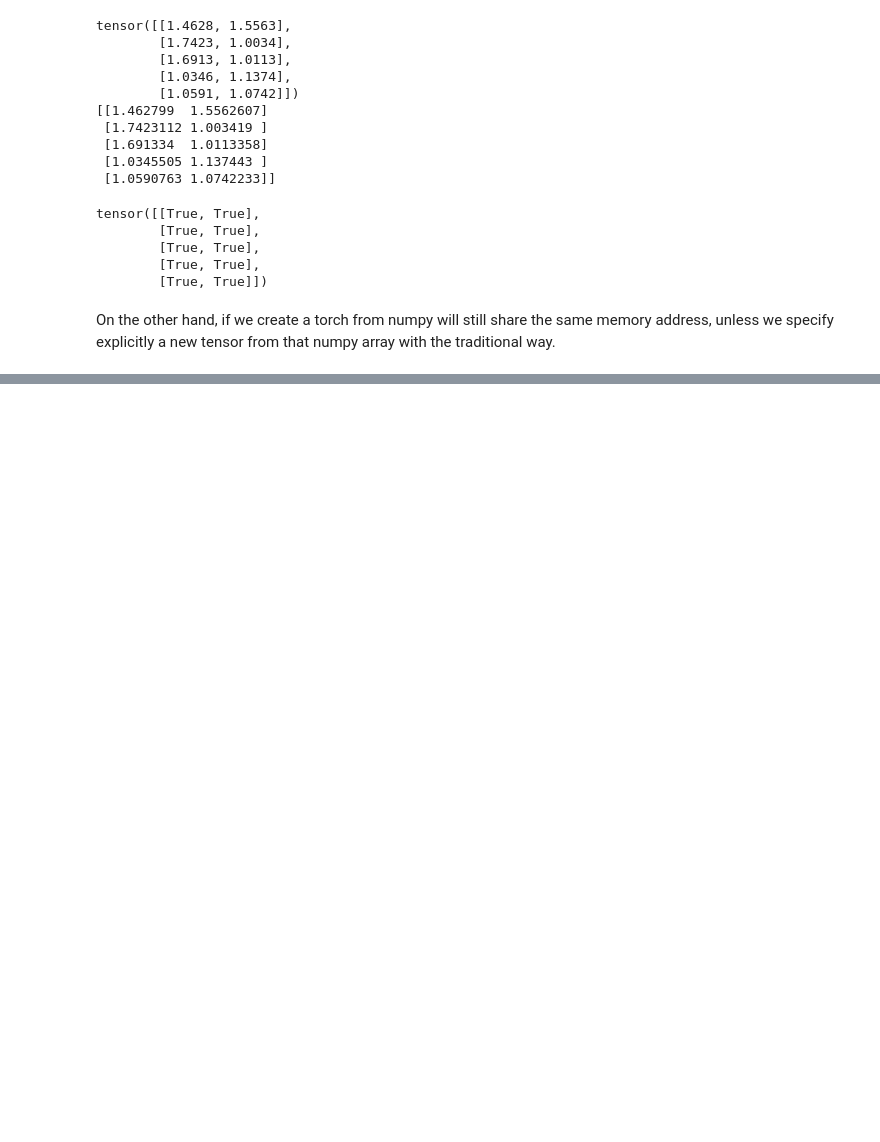
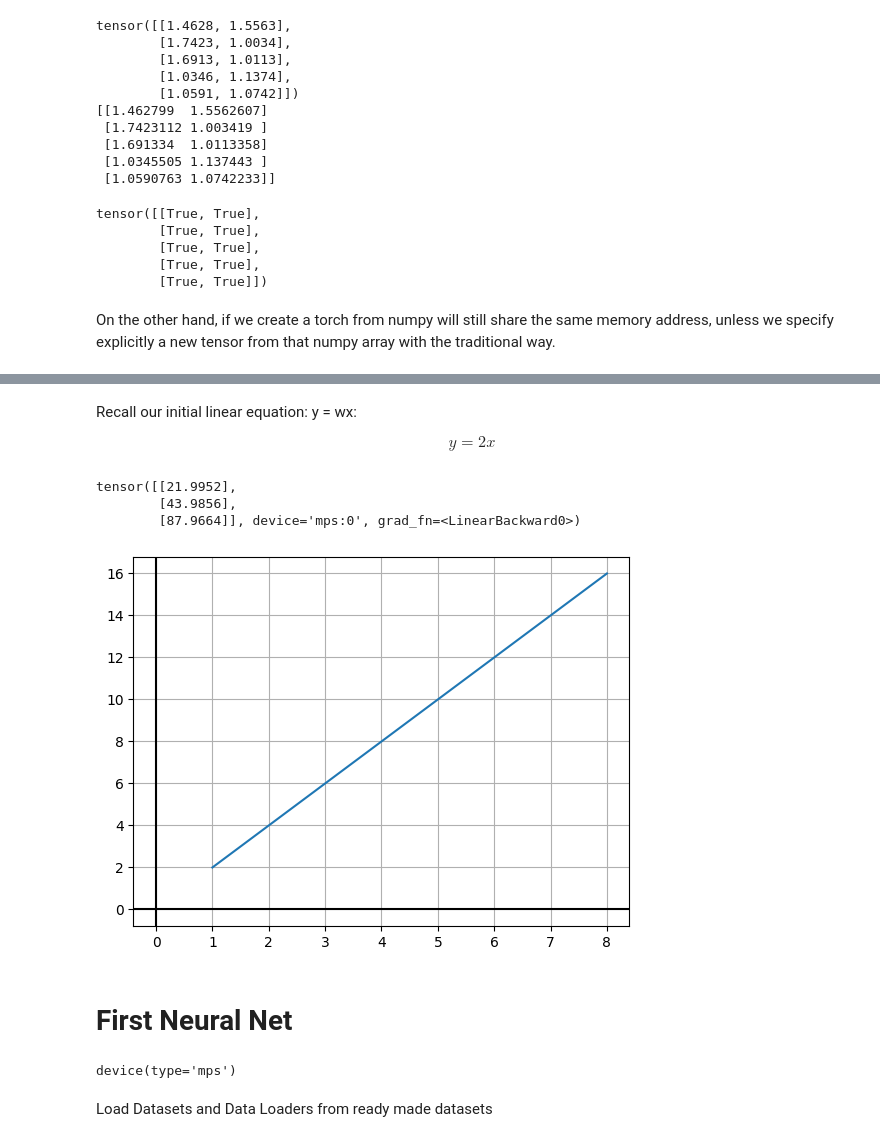
Before and after one commit to christoschr97/deeplearning-tutorials, a Jupyter notebook: pytorch_crash_course/crash_course.ipynb, the cells around one changed output, grey strips where cells are left out. Drawn from its saved outputs; the diff is of its cells as text; code cells hidden in the pictures; blank space fills up the shorter version.

Commit message:
add a torch tutorial with mnist

```diff
--- a/pytorch_crash_course/crash_course.ipynb
+++ b/pytorch_crash_course/crash_course.ipynb
@@ -280,0 +471,20 @@ tensor2 = torch.tensor(np_array)
+# %%
+import torch
+import torch.nn as nn
+
+class LinearReg(nn.Module):
+  def __init__(self, input_shape, output_shape):
+    super(LinearReg, self).__init__()
+    self.linear = nn.Linear(in_features=input_shape, out_features=output_shape)
+
+  def forward(self, X):
+    return self.linear(X)
+
+X = torch.tensor([[1], [2], [3], [4], [5], [6], [7], [8]], dtype=torch.float32).to('mps')
+Y = torch.tensor([[2], [4], [6], [8], [10], [12], [14], [16]], dtype=torch.float32).to('mps')
+
+n_examples, input_shape = X.shape
+out_shape = input_shape
+
+model = LinearReg(input_shape, out_shape).to('mps')
+model
@@ -280,0 +536,37 @@ tensor2 = torch.tensor(np_array)
+# %% [markdown]
+Recall our initial linear equation: y = wx:
+
+$$
+y=2x
+$$
+# %%
+X_test = torch.tensor([[11],[22],[44]], dtype=torch.float32).to('mps')
+Y_test = torch.tensor([[22],[44],[88]], dtype=torch.float32).to('mps')
+model(X_test)
+# %% [output]
+tensor([[21.9952],
+        [43.9856],
+        [87.9664]], device='mps:0', grad_fn=<LinearBackward0>)
+# %%
+import matplotlib.pyplot as plt
+
+plt.axhline(y=0, color='k')
+plt.axvline(x=0, color='k')
+plt.plot(X.to('cpu'), Y.to('cpu'))
+plt.grid()
+plt.show()
+# %% [output]
+[figure, added]
+# %% [markdown]
+# First Neural Net
+# %%
+import torch
+import torch.nn as nn
+import torchvision
+import torchvision.transforms as transforms
+import matplotlib.pyplot as plt
+
+device = get_device()
+device
+# %% [output]
+device(type='mps')
@@ -280,0 +576,2 @@ tensor2 = torch.tensor(np_array)
+# %% [markdown]
+Load Datasets and Data Loaders from ready made datasets
```
Also changed, not shown: parts of 40 cells of this notebook, 11 other files.
